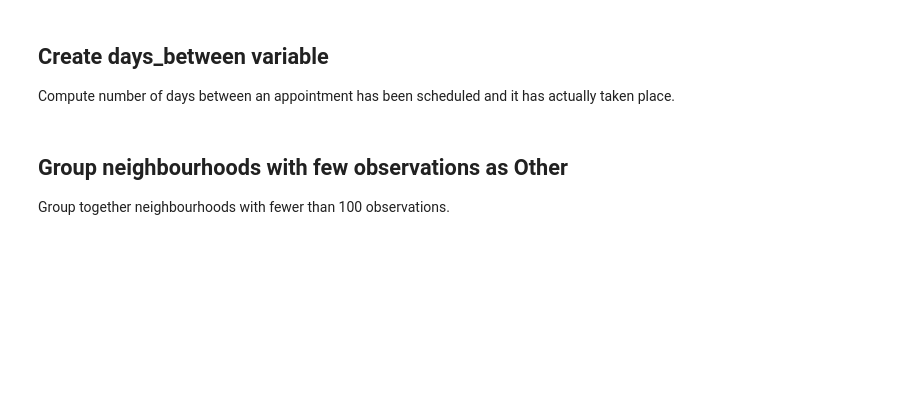
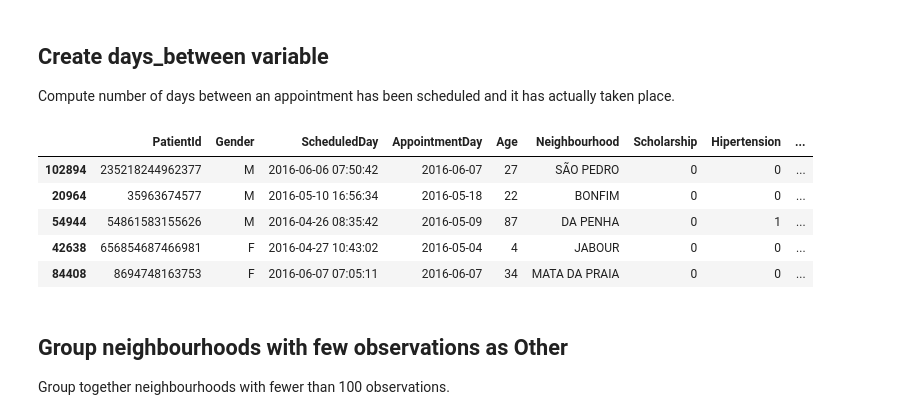
Before and after one commit to pisarenko-net/machine-learning, a Jupyter notebook: no-show-hospital/Appointment noshow - Feature Engineering.ipynb, the cells around one changed output. Saved outputs shown, nothing was run; the diff lists cells and outputs as text; code cells hidden in the pictures; blank space fills up the shorter version.

```diff
--- a/no-show-hospital/Appointment noshow - Feature Engineering.ipynb
+++ b/no-show-hospital/Appointment noshow - Feature Engineering.ipynb
@@ -63,6 +68,15 @@ def days_between(x):
         return delta
 # %%
 df['days_between'] = df.apply(days_between, axis=1)
+# %%
+df.sample(n=5)
+# %% [output]
+|  | PatientId | Gender | ScheduledDay | AppointmentDay | Age | Neighbourhood | Scholarship | Hipertension | ... |
+| 102894 | 235218244962377 | M | 2016-06-06 07:50:42 | 2016-06-07 | 27 | SÃO PEDRO | 0 | 0 | ... |
+| 20964 | 35963674577 | M | 2016-05-10 16:56:34 | 2016-05-18 | 22 | BONFIM | 0 | 0 | ... |
+| 54944 | 54861583155626 | M | 2016-04-26 08:35:42 | 2016-05-09 | 87 | DA PENHA | 0 | 1 | ... |
+| 42638 | 656854687466981 | F | 2016-04-27 10:43:02 | 2016-05-04 | 4 | JABOUR | 0 | 0 | ... |
+| 84408 | 8694748163753 | F | 2016-06-07 07:05:11 | 2016-06-07 | 34 | MATA DA PRAIA | 0 | 0 | ... |
 # %% [markdown]
 ## Group neighbourhoods with few observations as Other
 
```
Also changed, not shown: parts of 6 cells of this notebook.
